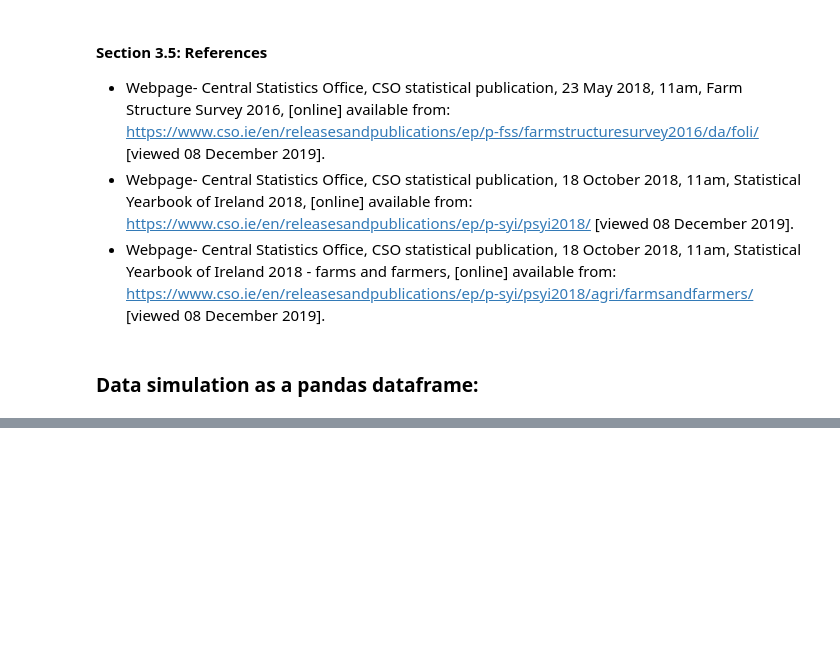
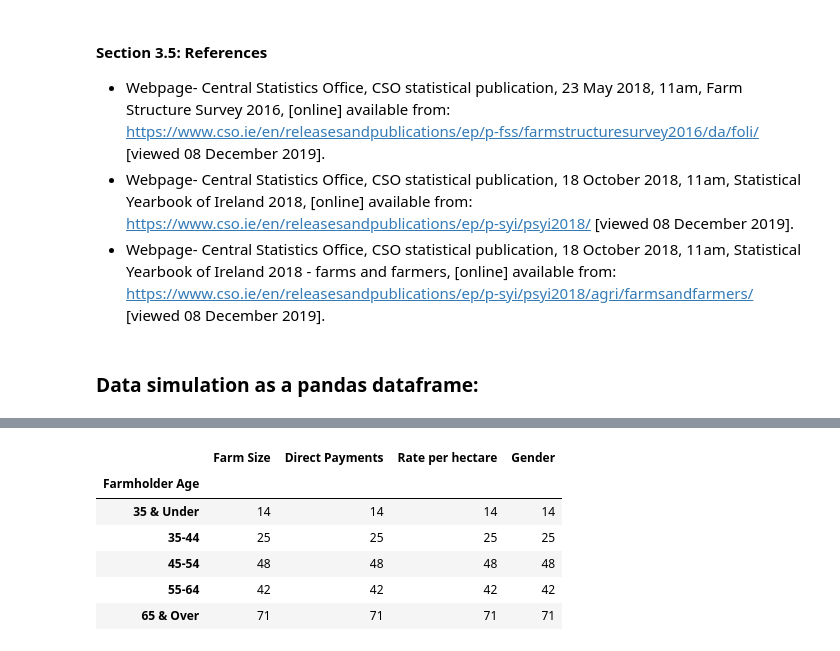
Before and after one commit to johndunne2019/PDA-Project-Data-Simulation, a Jupyter notebook: Data-Simulation.ipynb, the cells around one changed output, grey strips where cells are left out. Saved outputs shown, nothing was run; the diff lists cells and outputs as text; code cells hidden in the pictures; blank space fills up the shorter version.

```diff
--- a/Data-Simulation.ipynb
+++ b/Data-Simulation.ipynb
@@ -904,0 +934,10 @@ df
+# %%
+df.groupby('Farmholder Age').count()
+# %% [output]
+|  | Farm Size | Direct Payments | Rate per hectare | Gender |
+| Farmholder Age |  |  |  |  |
+| 35 & Under | 14 | 14 | 14 | 14 |
+| 35-44 | 25 | 25 | 25 | 25 |
+| 45-54 | 48 | 48 | 48 | 48 |
+| 55-64 | 42 | 42 | 42 | 42 |
+| 65 & Over | 71 | 71 | 71 | 71 |
```
Also changed, not shown: parts of 19 cells of this notebook.
